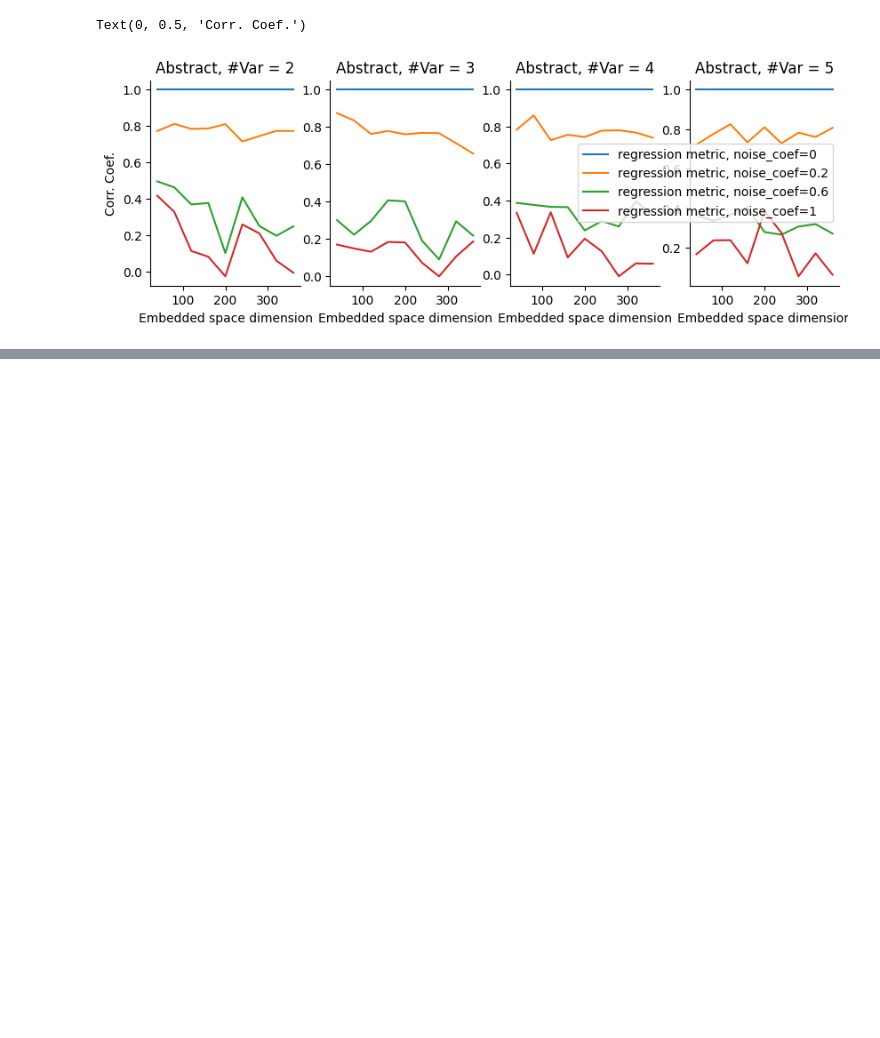
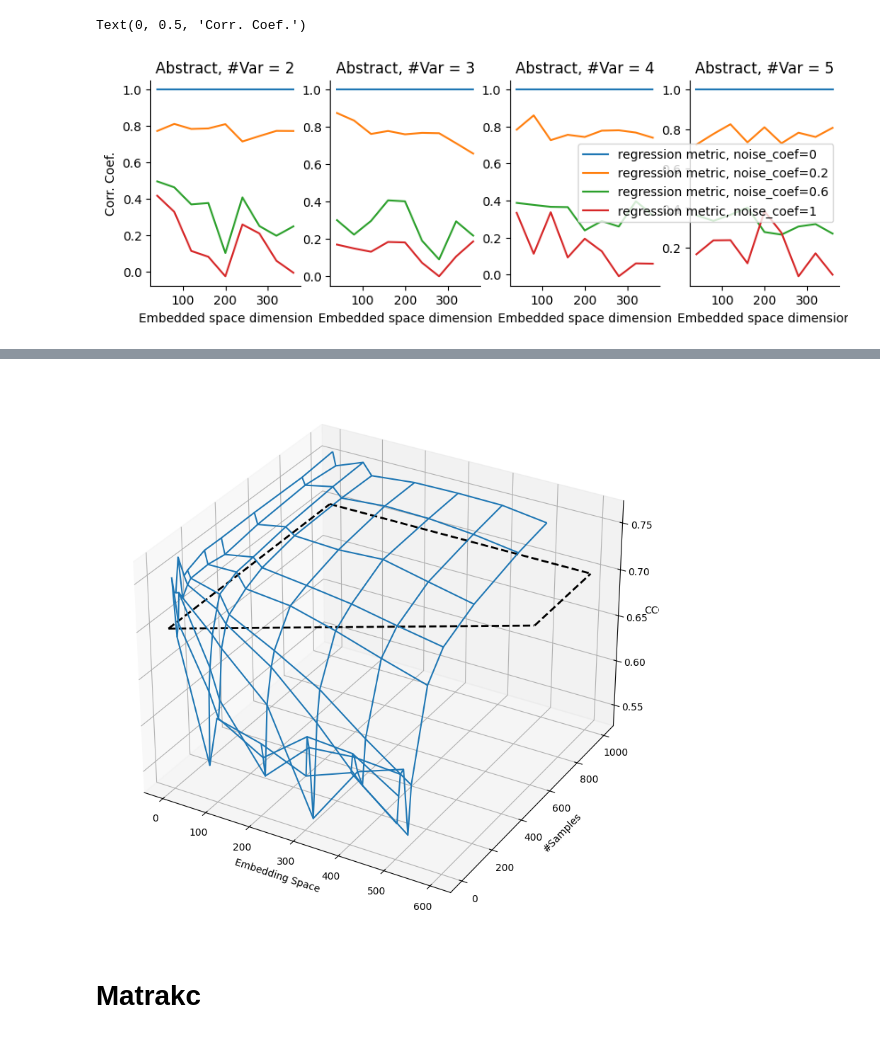
Before and after one commit to bjmiao/abstract_geometry, a Jupyter notebook: playground/data_process.ipynb, the cells around one changed output, grey strips where cells are left out. Saved outputs shown, nothing was run; the diff lists cells and outputs as text; code cells hidden in the pictures; blank space fills up the shorter version.

```diff
--- a/playground/data_process.ipynb
+++ b/playground/data_process.ipynb
@@ -308,0 +375,40 @@ Text(0, 0.5, 'Corr. Coef.')
+# %%
+import seaborn as seaborn
+import matplotlib.pyplot as plt
+import numpy as np
+
+x1 = df_nsample_effect.embedding_space.unique()
+y1 = df_nsample_effect.nsample.unique()
+# z1 = df_nsample_effect.sd
+
+def FUNC_Z(X1, Y1):
+    Z1 = np.empty_like(X1, dtype='float')
+
+    for i in range(X1.shape[0]):
+        for j in range(X1.shape[1]):
+            emb = X1[i, j]
+            nsample = Y1[i, j]
+            Z1[i, j] = float(df_nsample_effect[
+                (df_nsample_effect.embedding_space == emb)
+              & (df_nsample_effect.nsample == nsample)].ccgp)
+    return Z1
+X1, Y1 = np.meshgrid(x1, y1)
+Z1 = FUNC_Z(X1, Y1)
+
+plt.figure(figsize=(10, 10))
+axes = plt.axes(projection="3d")
+axes.plot_wireframe(X1, Y1, Z1)
+
+axes.plot(np.arange(600), np.arange(600), 0.7, lw=2, ls='--', color='black')
+axes.plot([600] * 400, np.arange(600, 1000), 0.7, lw=2, ls='--', color='black')
+axes.plot(np.arange(0, 600), [1000] * 600, 0.7, lw=2, ls='--', color='black')
+axes.plot([0] * 1000, np.arange(0, 1000), 0.7, lw=2, ls='--', color='black')
+
+axes.set_xlabel("Embedding Space")
+axes.set_ylabel("#Samples")
+axes.set_zlabel("CCGP")
+plt.show()
+# %% [output]
+[figure, added]
+# %% [markdown]
+# Matrakc
```
Also changed, not shown: parts of 8 cells of this notebook.
